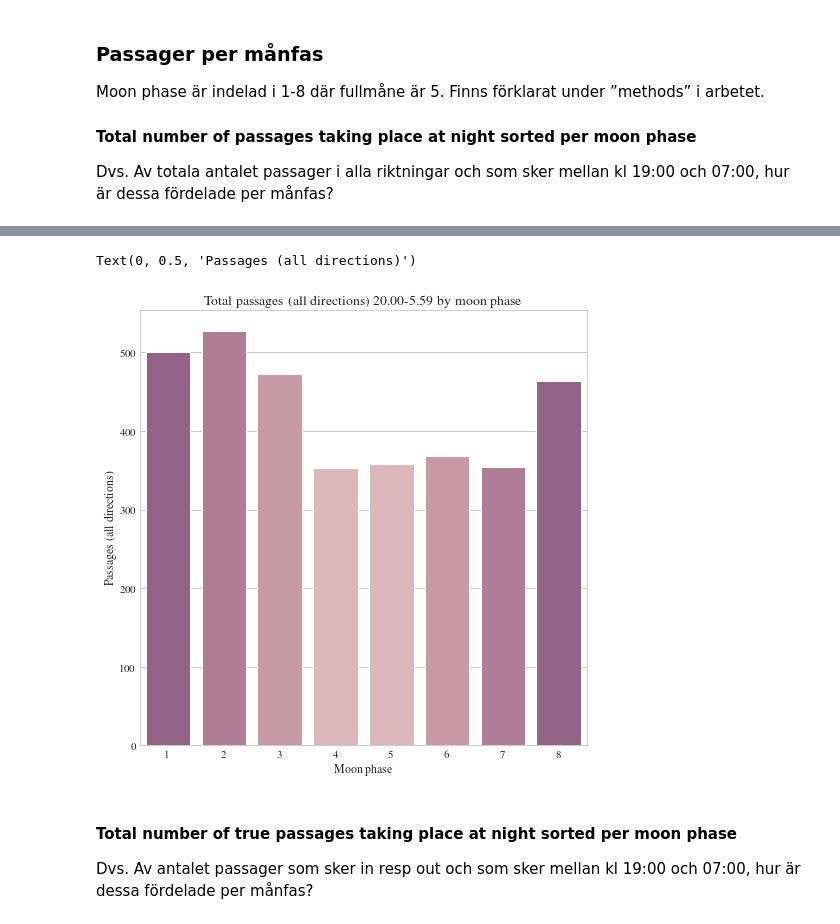
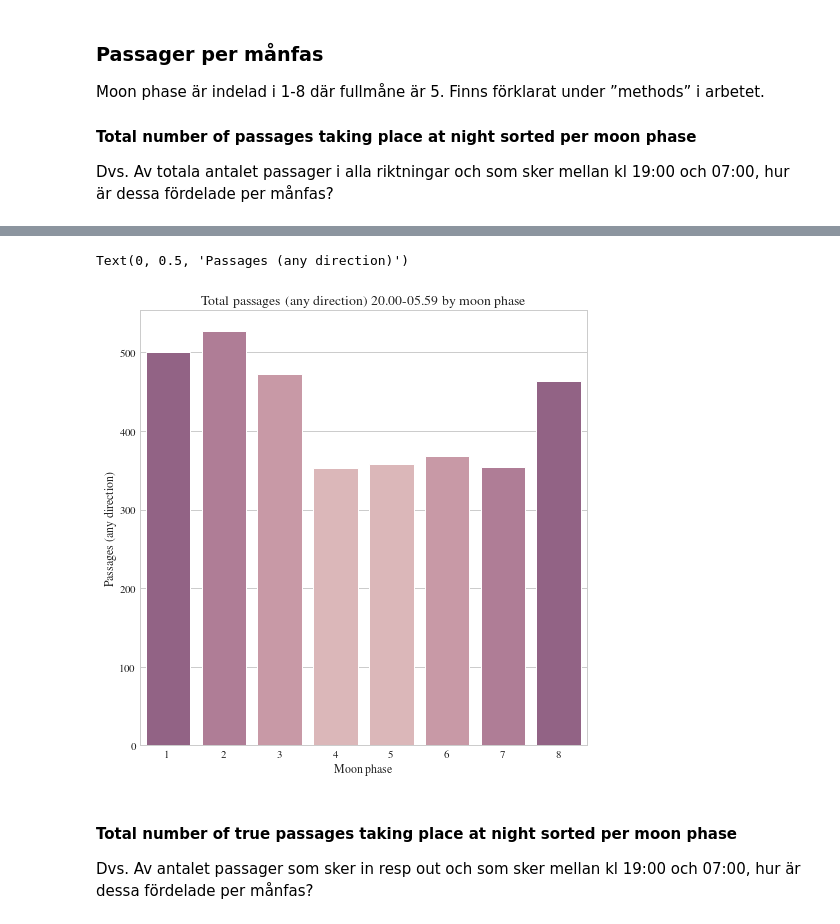
Before and after one commit to maxlund/johannas, a Jupyter notebook: sveas_times.ipynb, the cells around one changed output, grey strips where cells are left out. Saved outputs shown, nothing was run; the diff lists cells and outputs as text; code cells hidden in the pictures.

```diff
--- a/sveas_times.ipynb
+++ b/sveas_times.ipynb
@@ -1403,19 +1403,19 @@ Text(0, 0.5, 'Passages (all directions)')
 # %%
 moon2 = df_drop[(df_drop.passage == 1) & ((df_drop.hour >= 20) | (df_drop.hour <= 5))]
 moon2 = moon2.groupby('moon phase').sum().reset_index()
 fig, ax = plt.subplots(1, figsize=(8,8))
 cp = sns.cubehelix_palette(8)[:-3]
 sns.barplot(x='moon phase',
             y='passage',
             data=moon2,
             palette=[cp[4],cp[3], cp[2], cp[1], cp[1], cp[2], cp[3],cp[4]],
             ax=ax)
-ax.set_title('Total passages (all directions) 20.00-5.59 by moon phase', fontsize=14)
+ax.set_title('Total passages (any direction) 20.00-05.59 by moon phase', fontsize=14)
 ax.set_xlabel('Moon phase')
-ax.set_ylabel('Passages (all directions)')
+ax.set_ylabel('Passages (any direction)')
 # %% [output]
-Text(0, 0.5, 'Passages (all directions)')
+Text(0, 0.5, 'Passages (any direction)')
-[figure, old version]
+[figure, new version]
 # %% [markdown]
 #### Total number of true passages taking place at night sorted per moon phase
 Dvs. Av antalet passager som sker in resp out och som sker mellan kl 19:00 och 07:00, hur är
```
Also changed, not shown: parts of 17 cells of this notebook.
